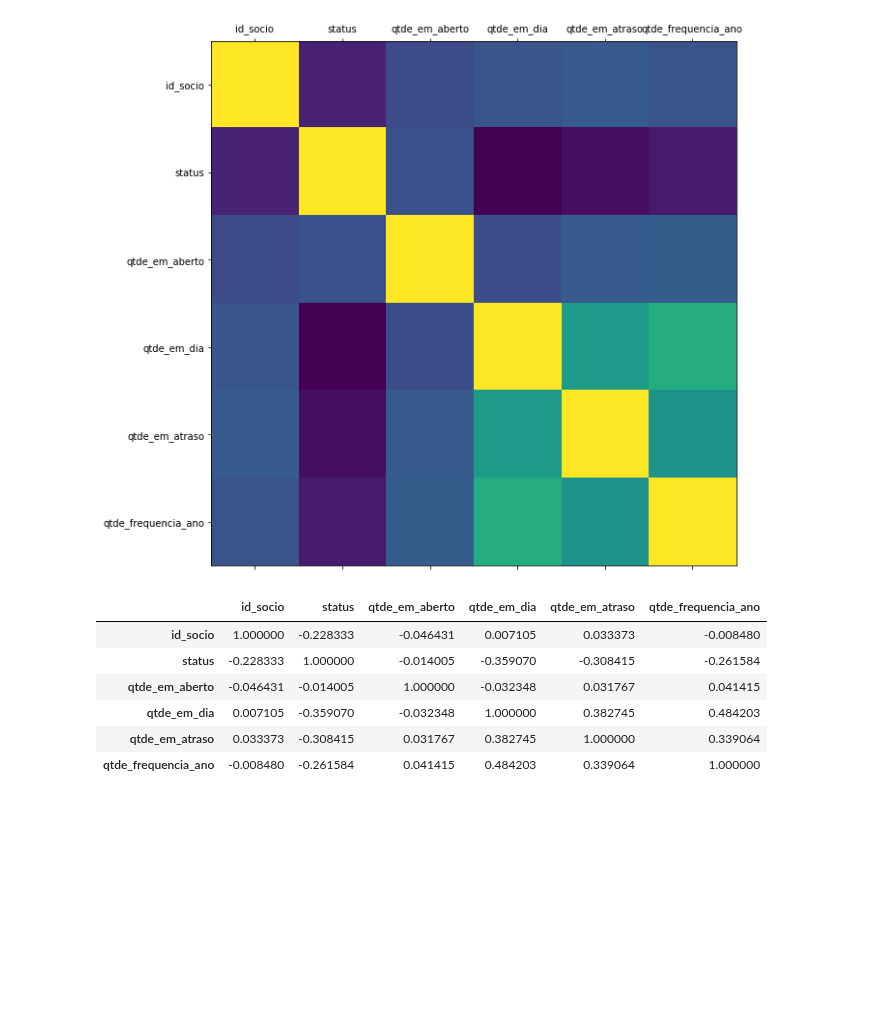
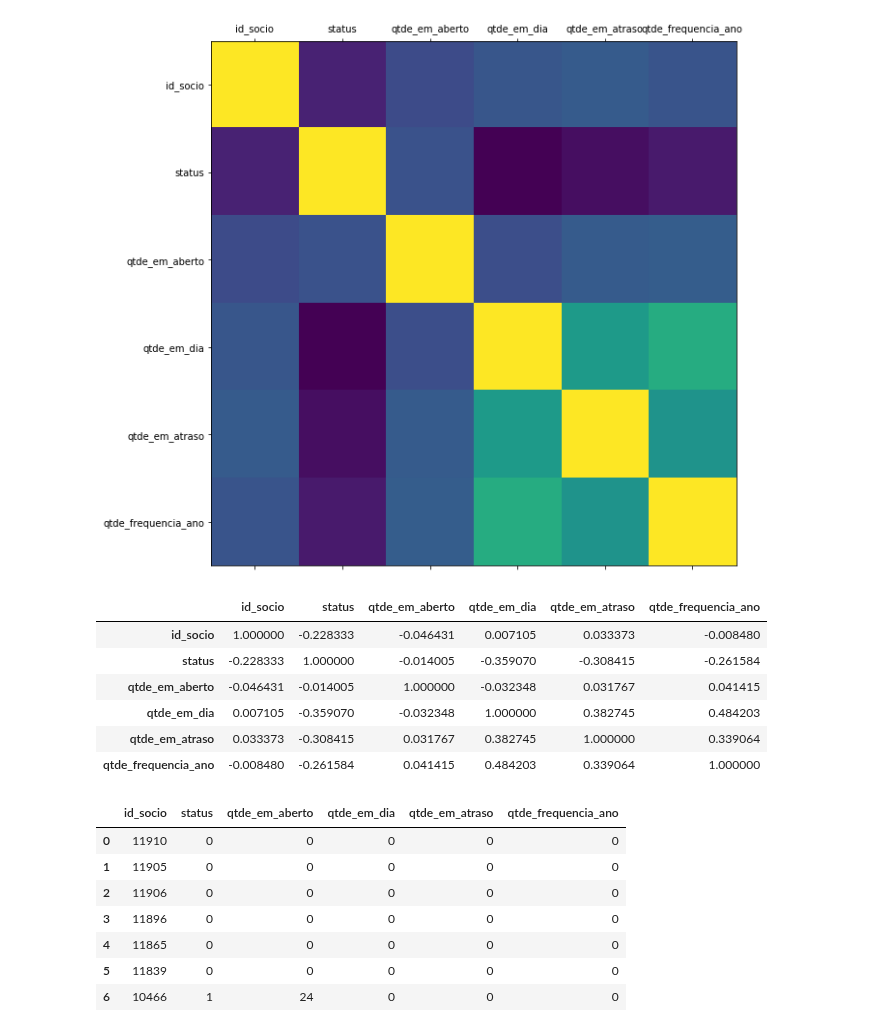
Before and after one commit to UesleiJf/projeto-preditivo, a Jupyter notebook: Churn_Rate.ipynb, the cells around one changed output. Cells and saved outputs as stored; diff of their text form; code cells hidden in the pictures; blank space fills up the shorter version.

Commit message:
- Setting boolean for the Status column

```diff
--- a/Churn_Rate.ipynb
+++ b/Churn_Rate.ipynb
@@ -240,3 +240,20 @@ df.corr()
 | qtde_em_dia | 0.007105 | -0.359070 | -0.032348 | 1.000000 | 0.382745 | 0.484203 |
 | qtde_em_atraso | 0.033373 | -0.308415 | 0.031767 | 0.382745 | 1.000000 | 0.339064 |
 | qtde_frequencia_ano | -0.008480 | -0.261584 | 0.041415 | 0.484203 | 0.339064 | 1.000000 |
+# %%
+# Definindo boolean para a coluna Status
+status_map = {True: 1, False : 0}
+# %%
+df['status'] = df['status'].map(status_map)
+# %%
+# Conferindo até achar os 2 status: 0 e 1.
+df.head(7)
+# %% [output]
+|  | id_socio | status | qtde_em_aberto | qtde_em_dia | qtde_em_atraso | qtde_frequencia_ano |
+| 0 | 11910 | 0 | 0 | 0 | 0 | 0 |
+| 1 | 11905 | 0 | 0 | 0 | 0 | 0 |
+| 2 | 11906 | 0 | 0 | 0 | 0 | 0 |
+| 3 | 11896 | 0 | 0 | 0 | 0 | 0 |
+| 4 | 11865 | 0 | 0 | 0 | 0 | 0 |
+| 5 | 11839 | 0 | 0 | 0 | 0 | 0 |
+| 6 | 10466 | 1 | 24 | 0 | 0 | 0 |
```
Also changed, not shown: parts of 1 cell of this notebook.
